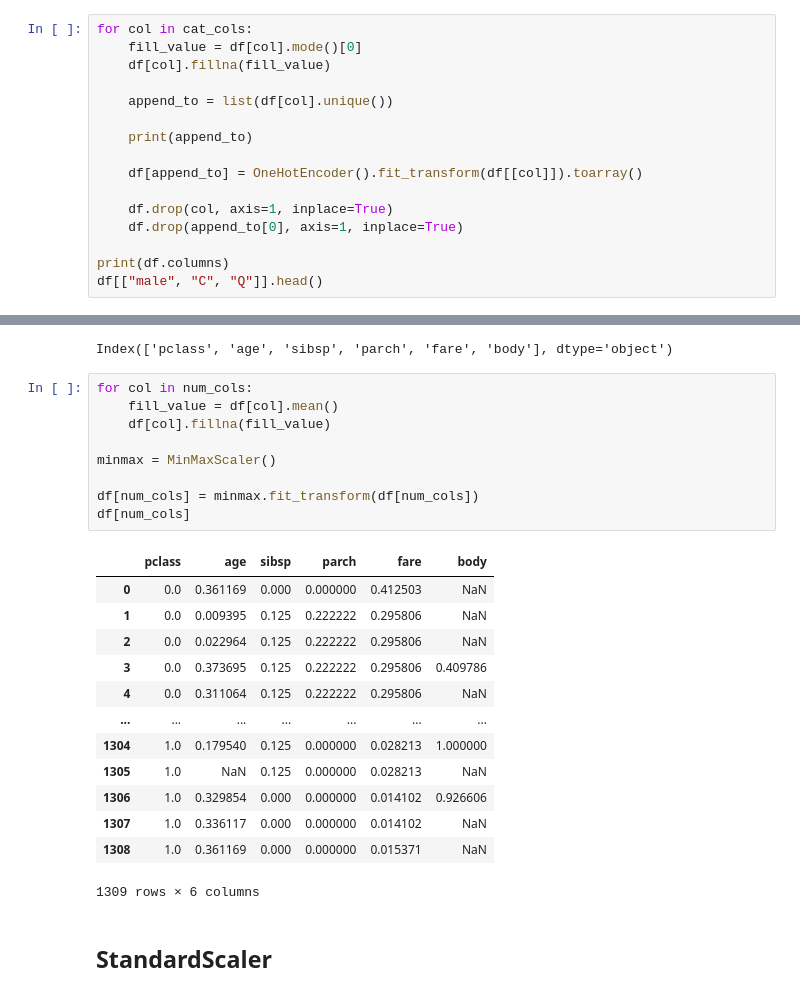
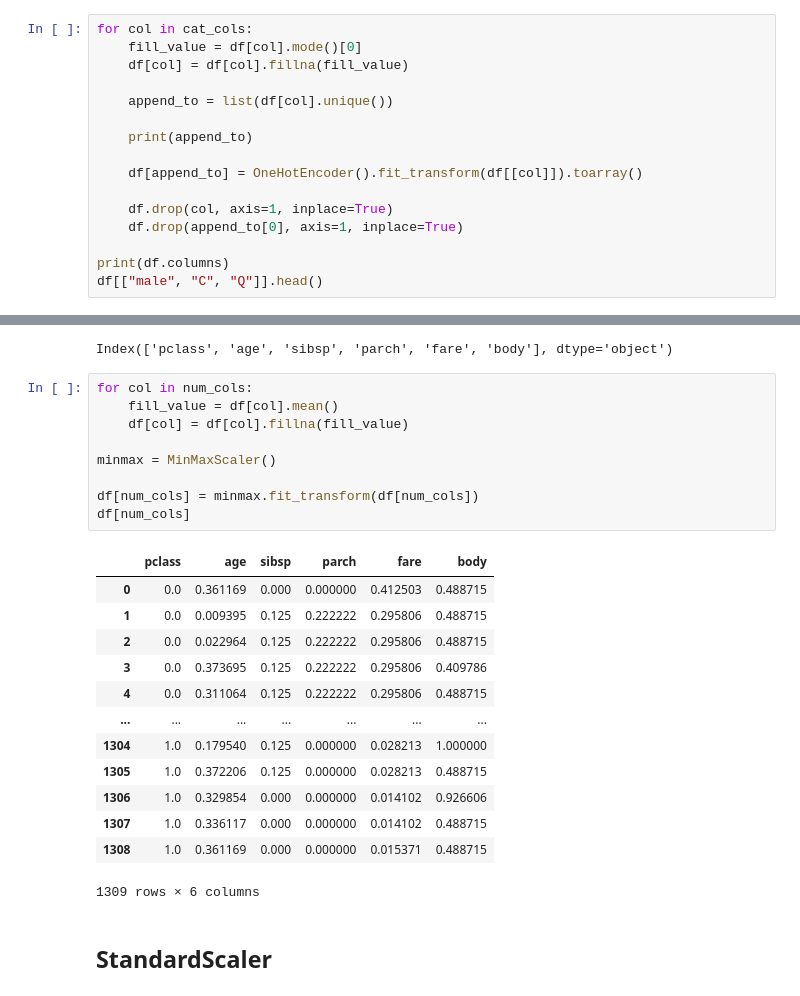
Before and after one commit to IsabelManiega/IA_Python, a Jupyter notebook: 4_Preprocesamiento_Titanic.ipynb, the cells around one changed output, grey strips where cells are left out. Saved outputs shown, nothing was run; the diff lists cells and outputs as text.

```diff
--- a/4_Preprocesamiento_Titanic.ipynb
+++ b/4_Preprocesamiento_Titanic.ipynb
@@ -407,7 +407,7 @@ Columnas Categoricas: Index(['sex', 'embarked'], dtype='object')
 # %%
 for col in cat_cols:
     fill_value = df[col].mode()[0]
-    df[col].fillna(fill_value)
+    df[col] = df[col].fillna(fill_value)
 
     append_to = list(df[col].unique())
 
@@ -456,25 +455,25 @@ Index(['pclass', 'age', 'sibsp', 'parch', 'fare', 'body'], dtype='object')
 # %%
 for col in num_cols:
     fill_value = df[col].mean()
-    df[col].fillna(fill_value)
+    df[col] = df[col].fillna(fill_value)
 
 minmax = MinMaxScaler()
 
 df[num_cols] = minmax.fit_transform(df[num_cols])
 df[num_cols]
 # %% [output]
 |  | pclass | age | sibsp | parch | fare | body |
-| 0 | 0.0 | 0.361169 | 0.000 | 0.000000 | 0.412503 | NaN |
-| 1 | 0.0 | 0.009395 | 0.125 | 0.222222 | 0.295806 | NaN |
-| 2 | 0.0 | 0.022964 | 0.125 | 0.222222 | 0.295806 | NaN |
+| 0 | 0.0 | 0.361169 | 0.000 | 0.000000 | 0.412503 | 0.488715 |
+| 1 | 0.0 | 0.009395 | 0.125 | 0.222222 | 0.295806 | 0.488715 |
+| 2 | 0.0 | 0.022964 | 0.125 | 0.222222 | 0.295806 | 0.488715 |
 | 3 | 0.0 | 0.373695 | 0.125 | 0.222222 | 0.295806 | 0.409786 |
-| 4 | 0.0 | 0.311064 | 0.125 | 0.222222 | 0.295806 | NaN |
+| 4 | 0.0 | 0.311064 | 0.125 | 0.222222 | 0.295806 | 0.488715 |
 | ... | ... | ... | ... | ... | ... | ... |
 | 1304 | 1.0 | 0.179540 | 0.125 | 0.000000 | 0.028213 | 1.000000 |
-| 1305 | 1.0 | NaN | 0.125 | 0.000000 | 0.028213 | NaN |
+| 1305 | 1.0 | 0.372206 | 0.125 | 0.000000 | 0.028213 | 0.488715 |
 | 1306 | 1.0 | 0.329854 | 0.000 | 0.000000 | 0.014102 | 0.926606 |
-| 1307 | 1.0 | 0.336117 | 0.000 | 0.000000 | 0.014102 | NaN |
-| 1308 | 1.0 | 0.361169 | 0.000 | 0.000000 | 0.015371 | NaN |
+| 1307 | 1.0 | 0.336117 | 0.000 | 0.000000 | 0.014102 | 0.488715 |
+| 1308 | 1.0 | 0.361169 | 0.000 | 0.000000 | 0.015371 | 0.488715 |
 1309 rows × 6 columns
 # %% [markdown]
 ## StandardScaler
```
Also changed, not shown: parts of 4 cells of this notebook.
